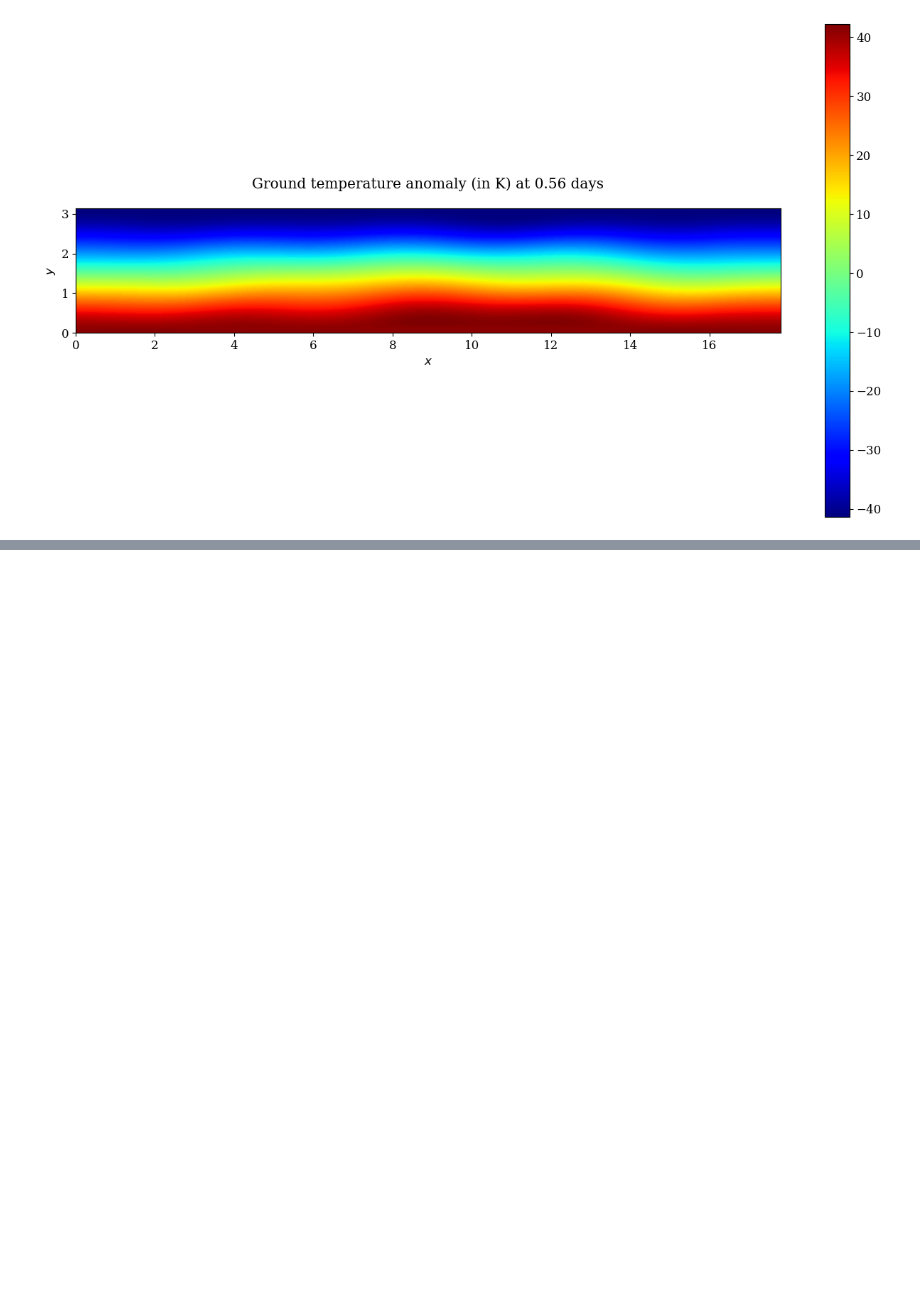
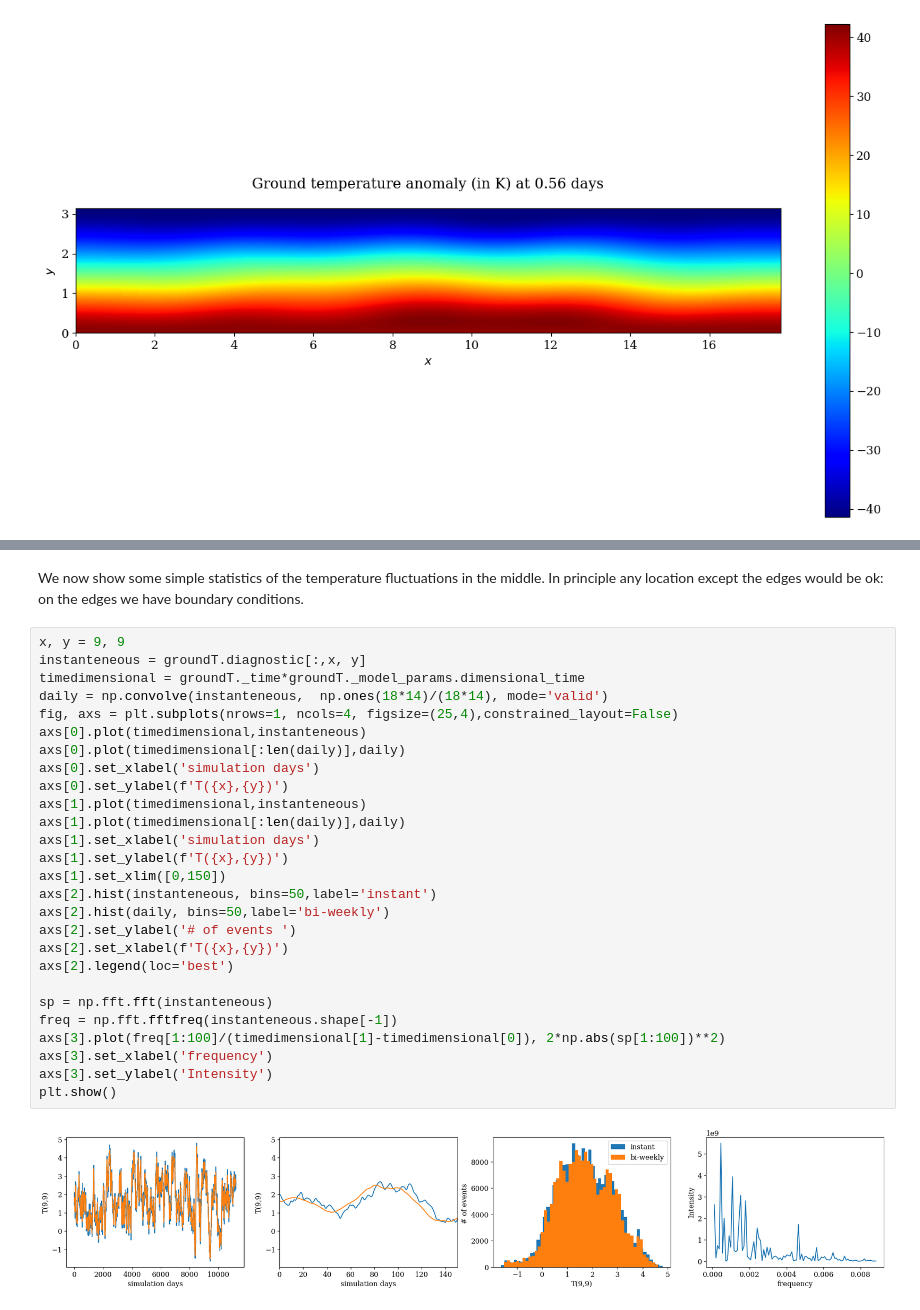
Before and after one commit to georgemilosh/qgs, a Jupyter notebook: rareevents/simple_run2.ipynb, the cells around one changed output, grey strips where cells are left out. Saved outputs shown, nothing was run; the diff lists cells and outputs as text; blank space fills up the shorter version.

```diff
--- a/rareevents/simple_run2.ipynb
+++ b/rareevents/simple_run2.ipynb
@@ -373,0 +387,31 @@ groundT.plot(10)
+# %% [markdown]
+We now show some simple statistics of the temperature fluctuations in the middle. In principle any location except the edges would be ok: on the edges we have boundary conditions.
+# %%
+x, y = 9, 9
+instanteneous = groundT.diagnostic[:,x, y]
+timedimensional = groundT._time*groundT._model_params.dimensional_time
+daily = np.convolve(instanteneous,  np.ones(18*14)/(18*14), mode='valid')
+fig, axs = plt.subplots(nrows=1, ncols=4, figsize=(25,4),constrained_layout=False)
+axs[0].plot(timedimensional,instanteneous)
+axs[0].plot(timedimensional[:len(daily)],daily)
+axs[0].set_xlabel('simulation days')
+axs[0].set_ylabel(f'T({x},{y})')
+axs[1].plot(timedimensional,instanteneous)
+axs[1].plot(timedimensional[:len(daily)],daily)
+axs[1].set_xlabel('simulation days')
+axs[1].set_ylabel(f'T({x},{y})')
+axs[1].set_xlim([0,150])
+axs[2].hist(instanteneous, bins=50,label='instant')
+axs[2].hist(daily, bins=50,label='bi-weekly')
+axs[2].set_ylabel('# of events ')
+axs[2].set_xlabel(f'T({x},{y})')
+axs[2].legend(loc='best')
+
+sp = np.fft.fft(instanteneous)
+freq = np.fft.fftfreq(instanteneous.shape[-1])
+axs[3].plot(freq[1:100]/(timedimensional[1]-timedimensional[0]), 2*np.abs(sp[1:100])**2)
+axs[3].set_xlabel('frequency')
+axs[3].set_ylabel('Intensity')
+plt.show()
+# %% [output]
+[figure, added]
```
Also changed, not shown: parts of 15 cells of this notebook.
